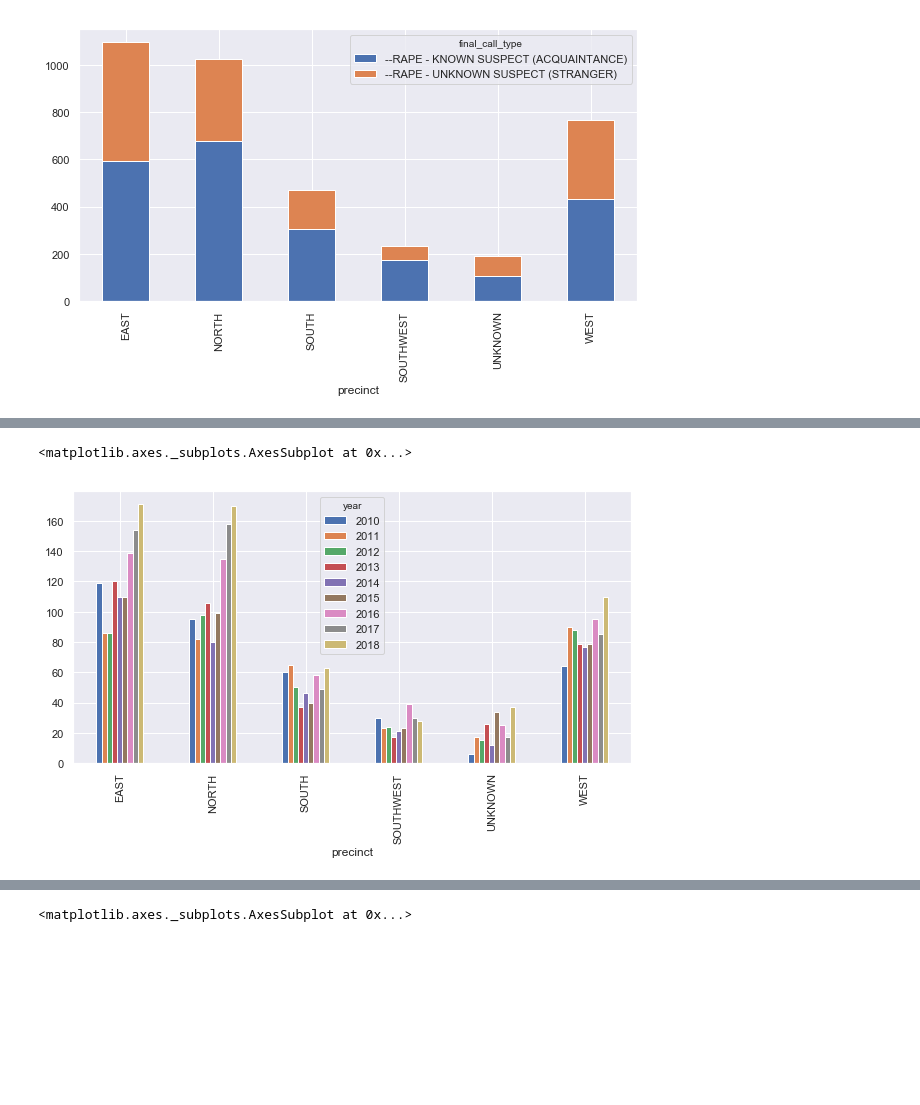
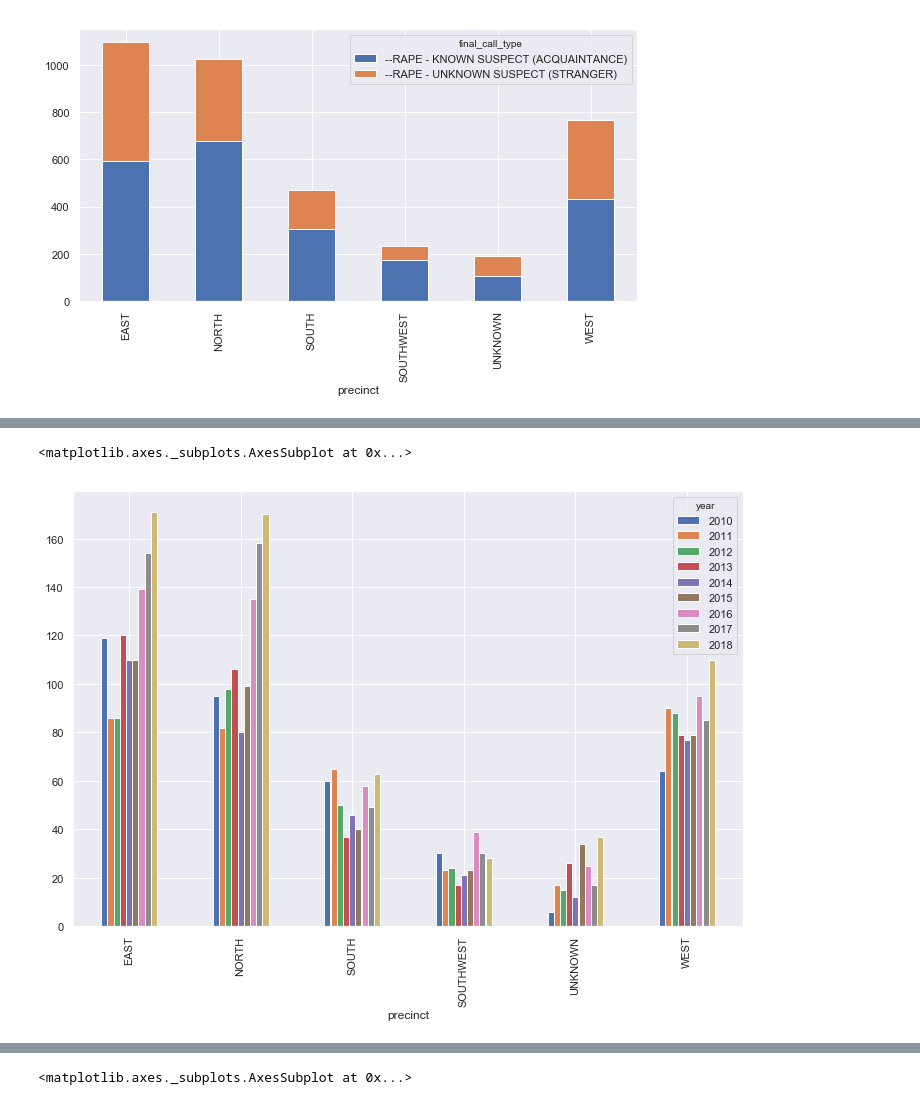
Before and after one commit to teacupwoozy/spd_notebook_archive, a Jupyter notebook: spd_notebook/2010-2018_sexcrimes_violentcrimes.ipynb, the cells around one changed output, grey strips where cells are left out. Saved outputs shown, nothing was run; the diff lists cells and outputs as text; code cells hidden in the pictures; blank space fills up the shorter version.

```diff
--- a/spd_notebook/2010-2018_sexcrimes_violentcrimes.ipynb
+++ b/spd_notebook/2010-2018_sexcrimes_violentcrimes.ipynb
@@ -660,10 +561,10 @@ stage_is_rape_cfs.groupby('final_call_type').precinct.value_counts().unstack(0).
 # %%
 # Plot all reported rapes for each precinct - by year
 
-stage_is_rape_cfs.groupby('year').precinct.value_counts().unstack(0).plot.bar(stacked=False, figsize=(10,5))
+stage_is_rape_cfs.groupby('year').precinct.value_counts().unstack(0).plot.bar(stacked=False, figsize=(12,8))
 # %% [output]
 <matplotlib.axes._subplots.AxesSubplot at 0x...>
-[figure, old version]
+[figure, new version]
 # %%
 # Plot all sexual assaults by precinct - total 2010-2018
 
```
Also changed, not shown: parts of 44 cells of this notebook.
